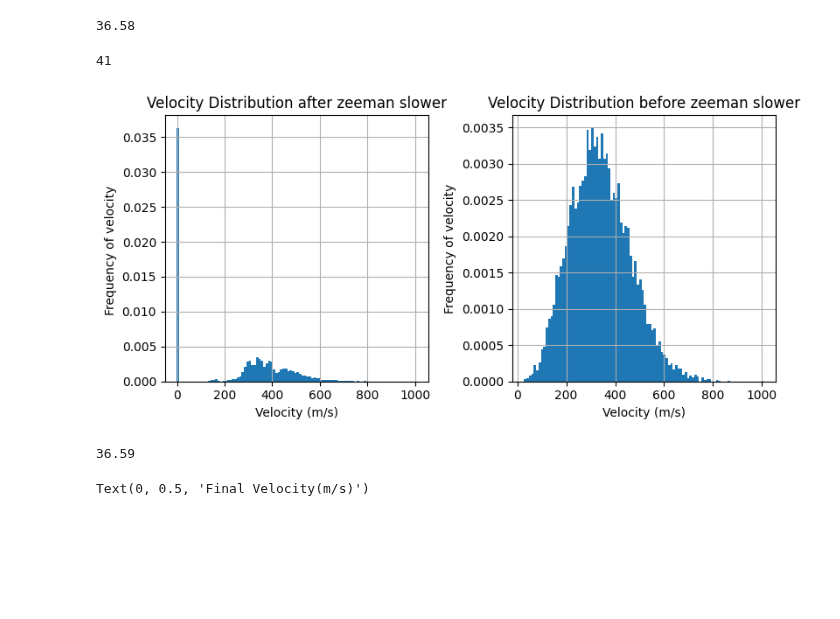
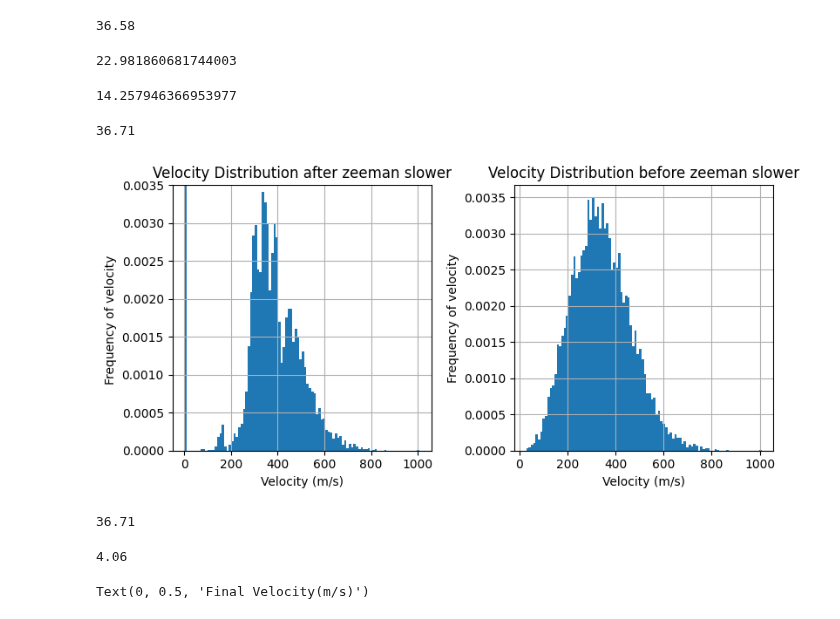
Before and after one commit to benfox4543/YB-zeeman-slower, a Jupyter notebook: zeeman slower_yb(fix after loosing good one).ipynb, the cells around one changed output. Drawn from its saved outputs; the diff is of its cells as text; code cells hidden in the pictures; blank space fills up the shorter version.

```diff
--- a/zeeman slower_yb(fix after loosing good one).ipynb
+++ b/zeeman slower_yb(fix after loosing good one).ipynb
@@ -185,26 +185,26 @@ l = 16/x0
 x= np.linspace(-10,2*16,1000)/x0
 r = []
 for i in x:
-    r.append(np.array([0,0,i*x0]))
+    r.append(np.array([0,0,i]))
 magg = []
 for i in r:
-    magg.append(mag(i,b_0L,Blab,L)[0])
+    magg.append(mag(i,b_0,alpha,l)[0])
 # %%
 z = np.linspace(0,2*L,1000)
 b_y = []
 b_z = []
 b_x = []
 for i in z:
-    b_x.append(zeeman_prof.getB([0,0,i*10])[0])
-    b_y.append(zeeman_prof.getB([0,0,i*10])[1])
-    b_z.append(zeeman_prof.getB([0,0,i*10])[2])
+    b_x.append(cts.value('Bohr magneton')*zeeman_prof.getB([0,0,i*10])[0]*t0/cts.hbar)
+    b_y.append(cts.value('Bohr magneton')*zeeman_prof.getB([0,0,i*10])[1]*t0/cts.hbar)
+    b_z.append(cts.value('Bohr magneton')*zeeman_prof.getB([0,0,i*10])[2]*t0/cts.hbar)
 
 
 fig,ax = plt.subplots(1,1,figsize=(10,5))
 plt.plot(z,np.array(b_x)*1e3)
 plt.plot(z,np.array(b_y)*1e3)
 plt.plot(z,np.array(b_z)*1e3)
-plt.yticks([-20,0,20,40])
+
 
 plt.xlabel('z (cm)')
 plt.plot(x*x0,np.array(magg)*1e3, '--')
@@ -213,4 +213,5 @@ plt.ylabel('$B$ (mT)')
 plt.legend(['$B_x$','$B_y$','$B_z$','Analytical'])
 plt.ylabel('$B_x$ (mT)')
 plt.grid()
+bf = lambda R: cts.value('Bohr magneton')*b_tot.getB(R*10*x0)*t0/cts.hbar
 # %% [output]
@@ -269,10 +270,7 @@ hamiltonian_D2.add_mu_q_block('e', mu_q_e_D2)
 
 #ham = pylcp.hamiltonian(Hg, He, mugq, mueq, dijq, mass=mass, gamma=gamma, k=k)
 
-bf = lambda R: cts.value('Bohr magneton')*b_tot.getB(R*10*x0)*t0/cts.hbar
-l = 16/x0
-#bf = lambda R: mag(R,b_0,alpha,l)
-laserBeams = pylcp.laserBeams([
-    {'kvec':np.array([0, 0, -1]), 's': 100,'pol_coord':'spherical', 'pol': 1, 'delta': (E_e_D2[2]-E_g_D2[0]) + -17*gamma},],
-    beam_type=pylcp.infinitePlaneWaveBeam)
+# bf = lambda R: cts.value('Bohr magneton')*b_tot.getB(R*10*x0)*t0/cts.hbar
+# l = 16/x0
+bf = lambda R: mag(R,b_0,alpha,l)
 linGrad = pylcp.magField(lambda R: bf(R))
@@ -310,11 +285,11 @@ j  = 0
 b = 0
 
 laserBeams = pylcp.laserBeams([
-{'kvec':np.array([0, 0, -1]), 's': 5,'pol_coord':'spherical', 'pol': np.array([1,0,1]), 'delta': (E_e_D2[2]-E_g_D2[0]) - det[24]*gamma},],
+{'kvec':np.array([0, 0, -1]), 's': 5,'pol_coord':'spherical', 'pol':np.array([-1,0,1 ]), 'delta': (E_e_D2[2]-E_g_D2[0]) -15*gamma},],
 beam_type=pylcp.infinitePlaneWaveBeam)
 rateeq = pylcp.rateeq(laserBeams, linGrad, hamiltonian_D2, include_mag_forces=True)
 x = np.arange(0, 2*L, 0.5)/(x0)
-v = np.arange(0, 1500,10)/vc
+v = np.arange(0, 600,10)/vc
 
 
 X, V = np.meshgrid(x, v)
@@ -491,28 +464,37 @@ initial_velocity = []
 for i in v_z:
     final_velocity.append(i[-1])
     initial_velocity.append(i[0])
+# %%
+400**2/((2*1e-19/mass_lab))*100
+# %% [output]
+22.981860681744003
+# %%
+((144- 400)**2 +2*400*(144-350))/(2*(-1e-19/mass_lab))*100
+# %% [output]
+14.257946366953977
 # %%
 c = 0
 for i in v_z:
         if i[-1] < 144:
                 c = c+1
-print(c)
+print(c*100/10000)
 # %% [output]
-41
+36.71
 # %%
 fig, ax = plt.subplots(1, 2, figsize=(8, 4))
 
 ax[0].hist(final_velocity, bins=100, density=True)
 ax[1].hist(initial_velocity, bins=100, density=True)
 
 ax[0].grid()
 ax[1].grid()
 ax[0].set_title('Velocity Distribution after zeeman slower')
 ax[1].set_title('Velocity Distribution before zeeman slower')
 ax[0].set_ylabel('Frequency of velocity ')
 ax[1].set_xlabel('Velocity (m/s)' )
 ax[0].set_xlabel('Velocity (m/s)')
 ax[1].set_ylabel('Frequency of velocity')
+ax[0].set_ylim([0,0.0035])
 plt.tight_layout()
 # %% [output]
-[figure, old version]
+[figure, new version]
@@ -519,11 +506,15 @@ plt.tight_layout()
+# %%
+print(t*100/10000)
+# %% [output]
+36.71
 # %%
 p = 0
 for i in velocities:
-    if i < 50:
-        p = c+1
+    if i < 144:
+        p = p+1
 print(p*100/10000)
 # %% [output]
-36.59
+4.06
 # %%
 plt.plot(initial_velocity,final_velocity)
 plt.xlabel('Initial Velocity(m/s)')
```
Also changed, not shown: parts of 10 cells of this notebook.
